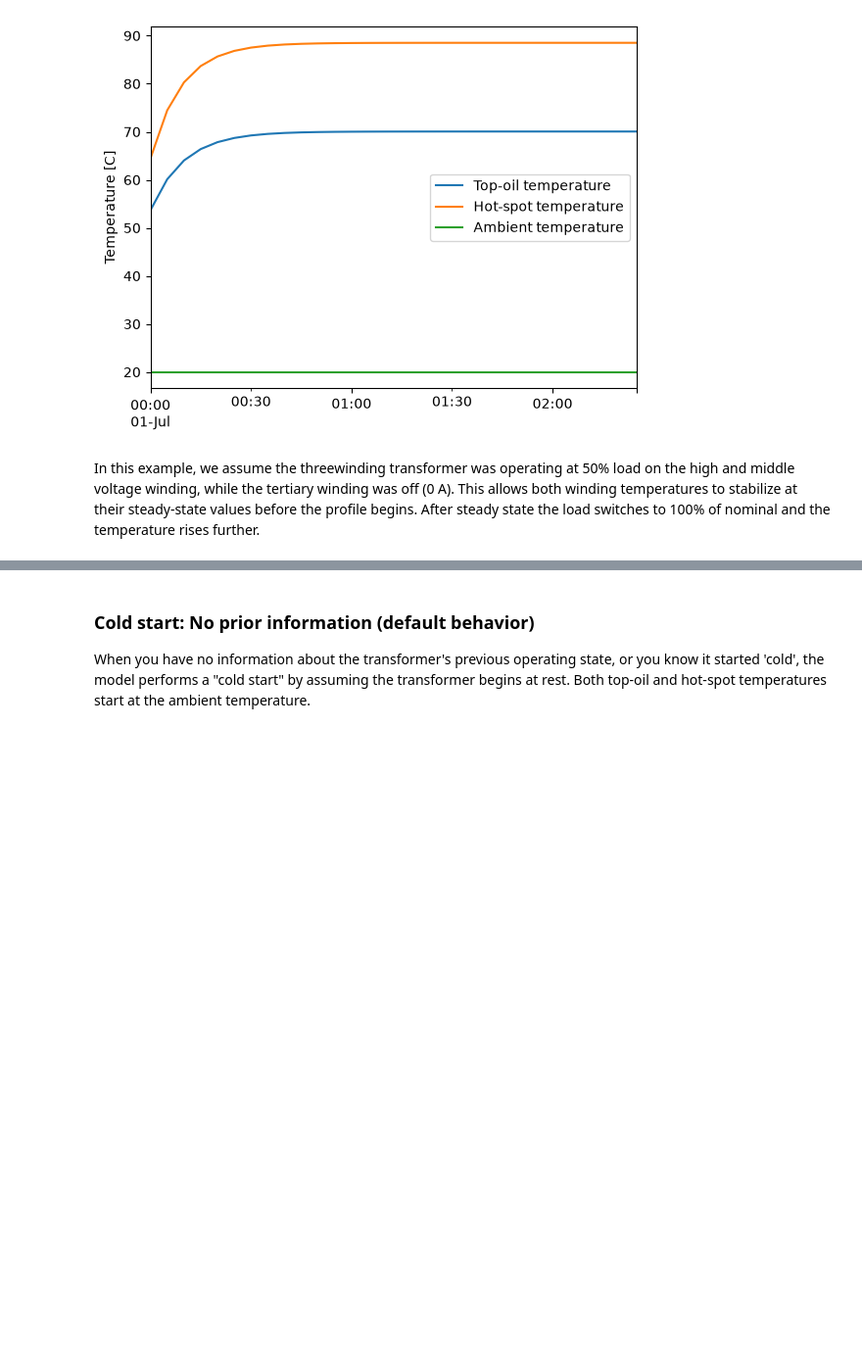
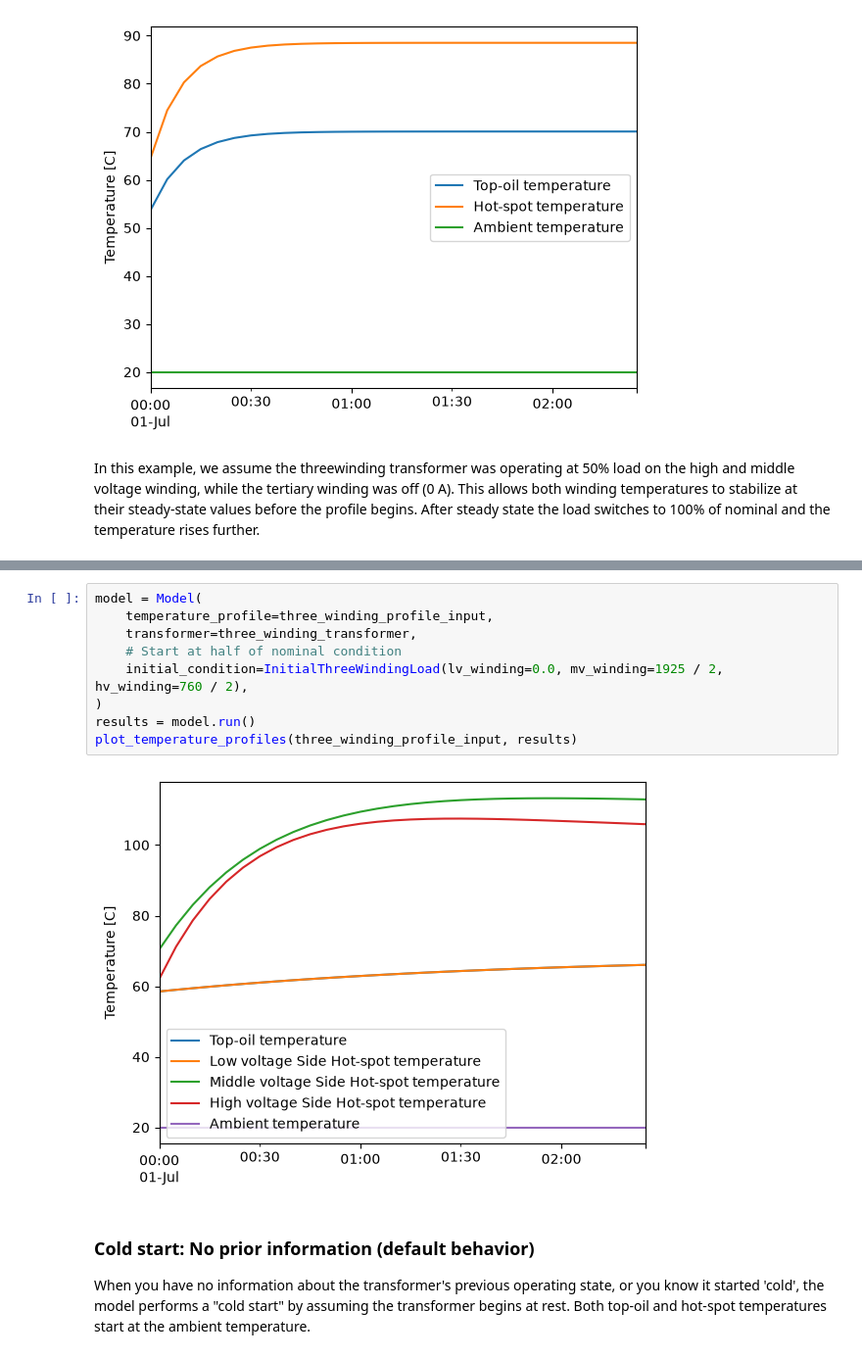
Before and after one commit to alliander-opensource/transformer-thermal-model, a Jupyter notebook: docs/examples/initial_temperature.ipynb, the cells around one changed output, grey strips where cells are left out. Shown at 98% size. Cells and saved outputs as stored; diff of their text form; blank space fills up the shorter version.

```diff
--- a/docs/examples/initial_temperature.ipynb
+++ b/docs/examples/initial_temperature.ipynb
@@ -166,3 +166,14 @@ plot_temperature_profiles(threewinding_profile_input, results)
+# %%
+model = Model(
+    temperature_profile=three_winding_profile_input,
+    transformer=three_winding_transformer,
+    # Start at half of nominal condition
+    initial_condition=InitialThreeWindingLoad(lv_winding=0.0, mv_winding=1925 / 2, hv_winding=760 / 2),
+)
+results = model.run()
+plot_temperature_profiles(three_winding_profile_input, results)
+# %% [output]
+[figure, added]
 # %% [markdown]
 ### Cold start: No prior information (default behavior)
 
```
Also changed, not shown: parts of 4 cells of this notebook, 1 other file.
